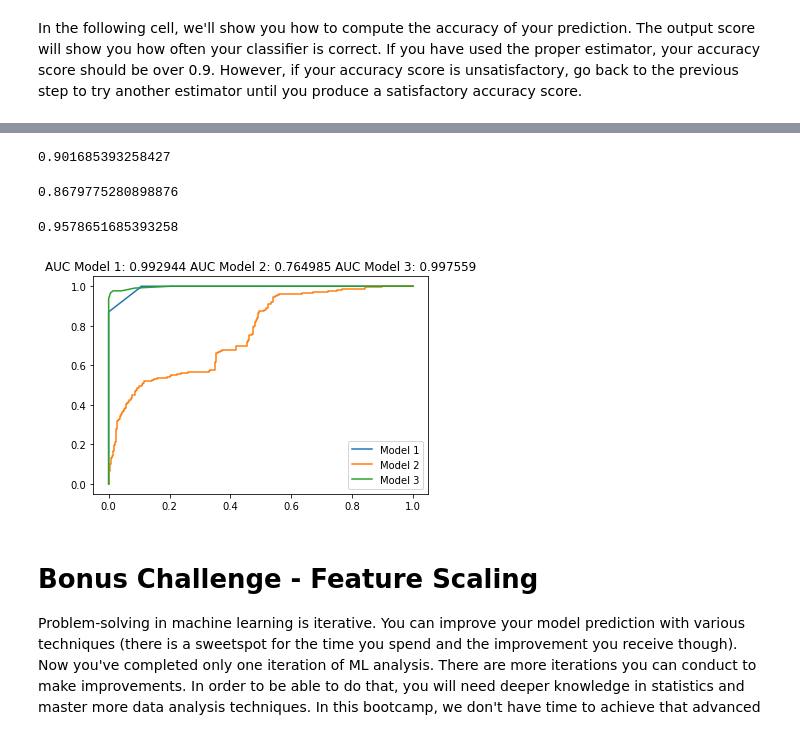
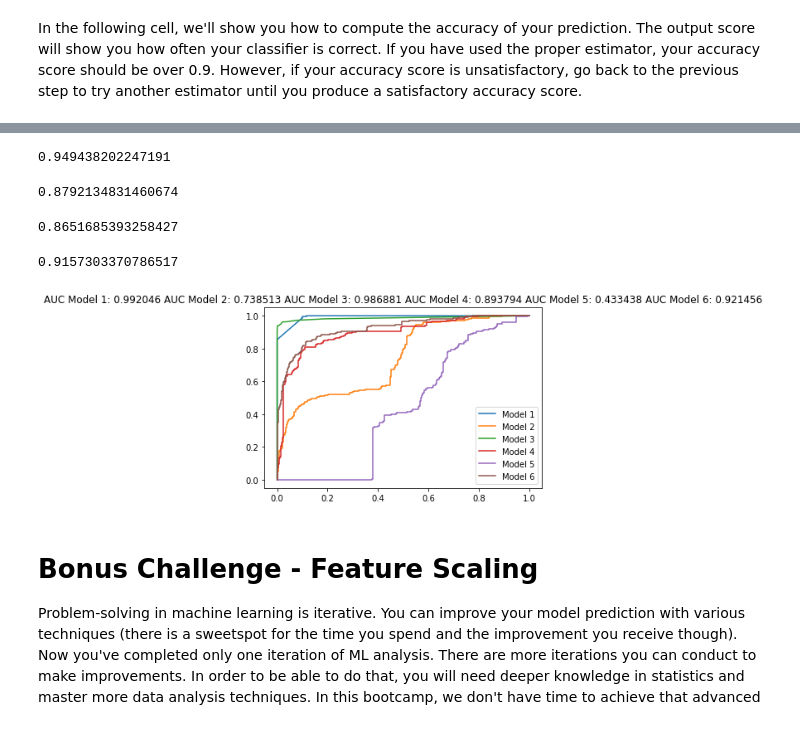
Before and after one commit to alejandroperela/datamad0119, a Jupyter notebook: module-3/lab-supervised-learning/your-code/main.ipynb, the cells around one changed output, grey strips where cells are left out. Drawn from its saved outputs; the diff is of its cells as text; code cells hidden in the pictures.

```diff
--- a/module-3/lab-supervised-learning/your-code/main.ipynb
+++ b/module-3/lab-supervised-learning/your-code/main.ipynb
@@ -601,48 +615,72 @@ plotMetricsCompare(X, y, model1, model2)
 # %%
-model3 = svm.SVC(gamma='auto', probability=True)
+model3 = OneVsRestClassifier(RandomForestClassifier(n_estimators=20))
 model3.fit(X_train, y_train)
 model3.score(X_test, y_test)
 # %% [output]
-0.901685393258427
+0.949438202247191
 # %%
-model4 = OneVsRestClassifier(LogisticRegression(solver="lbfgs"))
+model4 = LogisticRegression(solver="liblinear")
 model4.fit(X_train, y_train)
 model4.score(X_test, y_test)
 # %% [output]
-0.8679775280898876
+0.8792134831460674
 # %%
-model5 = OneVsRestClassifier(RandomForestClassifier(n_estimators=20))
+model5 = LogisticRegression(solver="saga")
 model5.fit(X_train, y_train)
 model5.score(X_test, y_test)
 # %% [output]
-0.9578651685393258
+0.8651685393258427
+# %%
+model6 = LogisticRegression(solver="newton-cg")
+model6.fit(X_train, y_train)
+model6.score(X_test, y_test)
+# %% [output]
+0.9157303370786517
 # %%
-def plotMetricsCompare(X, y, cls1, cls2, cls3):
+def plotMetricsCompare(X, y, cls1, cls2, cls3, cls4, cls5, cls6):
     cls1.fit(X_train, y_train)
     cls2.fit(X_train, y_train)
     cls3.fit(X_train, y_train)
+    cls4.fit(X_train, y_train)
+    cls5.fit(X_train, y_train)
+    cls6.fit(X_train, y_train)
 
     y_pred_proba1 = cls1.predict_proba(X)[::,1]
     fpr1, tpr1, _ = metrics.roc_curve(y,  y_pred_proba1)
     auc1 = metrics.roc_auc_score(y, y_pred_proba1)
 
     y_pred_proba2 = cls2.predict_proba(X)[::,1]
     fpr2, tpr2, _ = metrics.roc_curve(y,  y_pred_proba2)
     auc2 = metrics.roc_auc_score(y, y_pred_proba2)
 
     y_pred_proba3 = cls3.predict_proba(X)[::,1]
     fpr3, tpr3, _ = metrics.roc_curve(y,  y_pred_proba3)
     auc3 = metrics.roc_auc_score(y, y_pred_proba3)
 
-    plt.title("AUC Model 1: {:2f} AUC Model 2: {:2f} AUC Model 3: {:2f}".format(auc1, auc2, auc3))
+    y_pred_proba4 = cls4.predict_proba(X)[::,1]
+    fpr4, tpr4, _ = metrics.roc_curve(y,  y_pred_proba4)
+    auc4 = metrics.roc_auc_score(y, y_pred_proba4)
+
+    y_pred_proba5 = cls5.predict_proba(X)[::,1]
+    fpr5, tpr5, _ = metrics.roc_curve(y,  y_pred_proba5)
+    auc5 = metrics.roc_auc_score(y, y_pred_proba5)
+
+    y_pred_proba6 = cls6.predict_proba(X)[::,1]
+    fpr6, tpr6, _ = metrics.roc_curve(y,  y_pred_proba6)
+    auc6 = metrics.roc_auc_score(y, y_pred_proba6)
+
+    plt.title("AUC Model 1: {:2f} AUC Model 2: {:2f} AUC Model 3: {:2f} AUC Model 4: {:2f} AUC Model 5: {:2f} AUC Model 6: {:2f}".format(auc1, auc2, auc3, auc4, auc5, auc6))
     plt.plot(fpr1,tpr1)
     plt.plot(fpr2,tpr2)
     plt.plot(fpr3,tpr3)
-    plt.legend(["Model 1", "Model 2", "Model 3"])
+    plt.plot(fpr4,tpr4)
+    plt.plot(fpr5,tpr5)
+    plt.plot(fpr6,tpr6)
+    plt.legend(["Model 1", "Model 2", "Model 3", "Model 4", "Model 5", "Model 6"])
 
-plotMetricsCompare(X, y, model3, model4, model5)
+plotMetricsCompare(X, y, model1, model2, model3, model4, model5, model6)
 # %% [output]
-[figure, old version]
+[figure, new version]
 # %% [markdown]
 # Bonus Challenge - Feature Scaling
 
```
Also changed, not shown: parts of 13 cells of this notebook, 3 other files.
